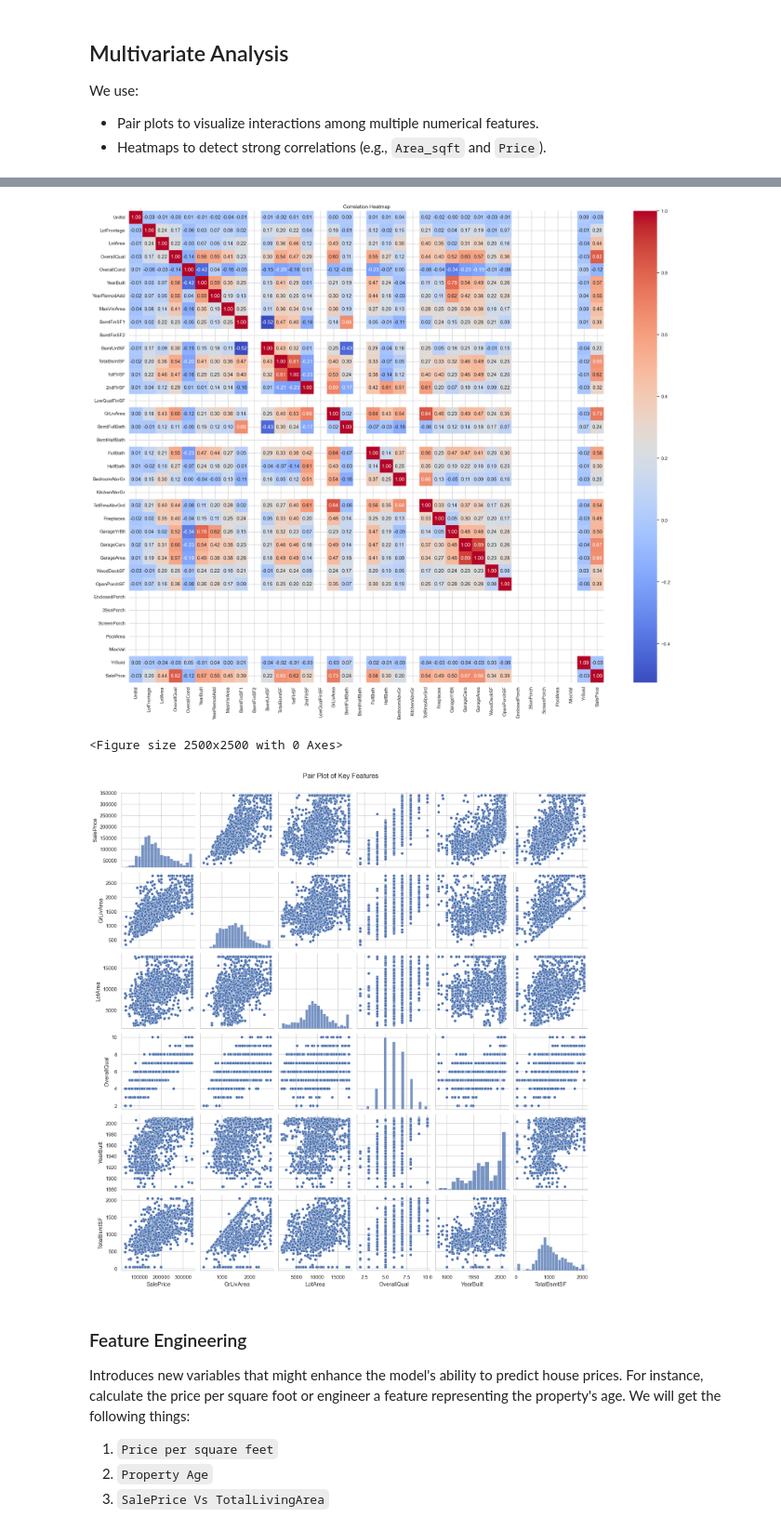
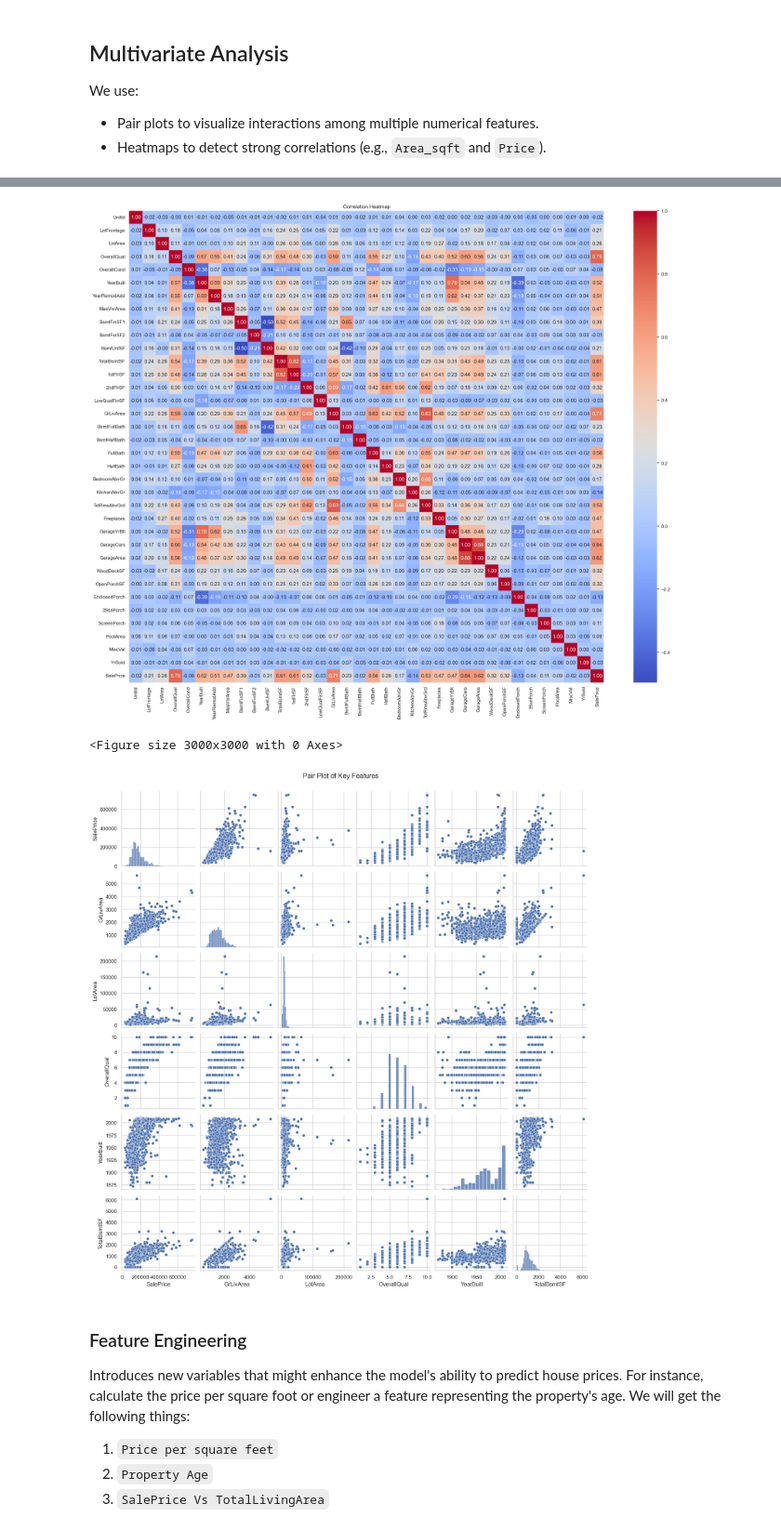
Before and after one commit to aishks14/housing-data-analysis-pro-3, a Jupyter notebook: notebooks/housing-data-eda.ipynb, the cells around one changed output, grey strips where cells are left out. Shown at 93% size. Saved outputs shown, nothing was run; the diff lists cells and outputs as text; code cells hidden in the pictures.

```diff
--- a/notebooks/housing-data-eda.ipynb
+++ b/notebooks/housing-data-eda.ipynb
@@ -1196,7 +963,7 @@ We will use the variable pairs to do the bivariate analysis. These pairs are as
 04. `SalePrice` - `TotalBsmtSF`
 05. `SalePrice` - `LotArea`
 # %%
-bi_var_dir = ASSETS_BI_IMG_PATH
+bi_var_dir = housing_feature_dict.ASSETS_BI_IMG_PATH
 os.makedirs(bi_var_dir, exist_ok=True)
 # === Load dataset ===
 df = pd.read_excel(output_file, sheet_name='Housing Data')
@@ -1215,17 +982,15 @@ wb = load_workbook(output_file)
 sheetnames = wb.sheetnames
 
 # Remove only 'Bivariate Analysis' if it exists
-if 'Bivariate Analysis' in sheetnames:
-    bivar_sheet = wb['Bivariate Analysis']
+if housing_feature_dict.BIVARIATE_ANALYSIS in sheetnames:
+    bivar_sheet = wb[housing_feature_dict.BIVARIATE_ANALYSIS]
     wb.remove(bivar_sheet)
 
 # Create new sheet
-ws = wb.create_sheet('Bivariate Analysis')
+ws = wb.create_sheet(housing_feature_dict.BIVARIATE_ANALYSIS)
 
 # === Step 2: Insert Markdown Header ===
-ws['B2'] = ('Bivariate Analysis: Examines the relationship between two variables to identify patterns, '
-            'trends, and potential dependencies. Common techniques include scatterplots, boxplots, '
-            'and grouped bar charts.')
+ws['B2'] = (housing_feature_dict.BIVARIATE_ANALYSIS)
 ws.merge_cells('B2:H2')
 ws['B2'].font = Font(bold=True, color='FFFFFF')
 ws['B2'].fill = PatternFill(start_color='4BACC6', end_color='4BACC6', fill_type='solid')
@@ -1277,10 +1042,9 @@ We use:
 # Correlation heatmap
 # Select only numeric columns
 # === Load dataset ===
-multi_var_dir = ASSETS_MUL_IMG_PATH
+multi_var_dir = housing_feature_dict.ASSETS_MUL_IMG_PATH
 os.makedirs(multi_var_dir, exist_ok=True)
-df = pd.read_excel(output_file, sheet_name='Housing Data')
-numeric_df = df.select_dtypes(include='number')
+numeric_df = df_cleaned.select_dtypes(include='number')
 selected_features = ['SalePrice', 'GrLivArea', 'LotArea', 'OverallQual', 'YearBuilt', 'TotalBsmtSF']
 
 # === Step 1: Display correlation matrix in notebook ===
@@ -1291,49 +1055,68 @@ print(numeric_df.corr().round(2))
 plt.figure(figsize=(25, 20))
 sns.heatmap(numeric_df.corr(), annot=True, cmap='coolwarm', fmt=".2f")
 plt.title('Correlation Heatmap')
-heatmap_path = os.path.join(multi_var_dir, HEATMAP_IMG)
+heatmap_path = os.path.join(multi_var_dir, housing_feature_dict.HEATMAP_IMG)
 plt.savefig(heatmap_path, dpi=120)
 plt.show()
 
 # === Step 3: Plot and show pairplot ===
-# pairplot = sns.pairplot(df[selected_features], corner=True, plot_kws={'alpha': 0.6})
-plt.figure(figsize=(25, 25))
-pairplot = sns.pairplot(df[selected_features])
+plt.figure(figsize=(30, 30))
+pairplot = sns.pairplot(df_cleaned[selected_features])
 plt.suptitle('Pair Plot of Key Features', y=1.02)
 plt.show()
 
-scatterplot_path = os.path.join(multi_var_dir, PAIR_PLOT_IMG)
+scatterplot_path = os.path.join(multi_var_dir, housing_feature_dict.PAIR_PLOT_IMG)
 pairplot.savefig(scatterplot_path, dpi=120)
 plt.show()
 
 # === Step 4: Clean/Create 'Multivariate Analysis' sheet ===
 wb = load_workbook(output_file)
-if 'Multivariate Analysis' in wb.sheetnames:
-    wb.remove(wb['Multivariate Analysis'])
-ws = wb.create_sheet('Multivariate Analysis')
+if housing_feature_dict.SHEET_MULTIVARIATE in wb.sheetnames:
+    wb.remove(wb[housing_feature_dict.SHEET_MULTIVARIATE])
+ws = wb.create_sheet(housing_feature_dict.SHEET_MULTIVARIATE)
 
 # === Step 5: Write correlation matrix to Excel ===
 corr_matrix = numeric_df.corr().round(2)
-ws['B2'] = 'Multivariate Analysis Report'
+ws['B2'] = housing_feature_dict.MULTIVARIATE_ANALYSIS_HEADER
+ws.merge_cells('A1:I2')
 ws['B2'].font = Font(bold=True, color='FFFFFF')
 ws['B2'].fill = PatternFill(start_color='4BACC6', end_color='4BACC6', fill_type='solid')
 ws['B2'].alignment = Alignment(horizontal='center')
+
+# Define styles
+center_alignment = Alignment(horizontal='center', vertical='center')
+thin_border = Border(
+    left=Side(style='thin', color='000000'),
+    right=Side(style='thin', color='000000'),
+    top=Side(style='thin', color='000000'),
+    bottom=Side(style='thin', color='000000')
+)
+
+header_fill = PatternFill(start_color='4BACC6', end_color='4BACC6', fill_type='solid')
+first_col_fill = PatternFill(start_color='3A8E9E', end_color='3A8E9E', fill_type='solid')
 
 # Header row
 for col_idx, col_name in enumerate(corr_matrix.columns, start=2):
     cell = ws.cell(row=3, column=col_idx, value=col_name)
     cell.font = Font(bold=True, color='FFFFFF')
-    cell.fill = PatternFill(start_color='4BACC6', end_color='4BACC6', fill_type='solid')
-    cell.alignment = Alignment(horizontal='center')
+    cell.fill = header_fill
+    cell.alignment = center_alignment
+    cell.border = thin_border
 
 # Data rows
 for row_idx, row_name in enumerate(corr_matrix.index, start=4):
-    ws.cell(row=row_idx, column=1, value=row_name).alignment = Alignment(horizontal='center')
+    row_cell = ws.cell(row=row_idx, column=1, value=row_name)
+    row_cell.font = Font(color='FFFFFF')
+    row_cell.fill = first_col_fill
+    row_cell.alignment = center_alignment
+    row_cell.border = thin_border
     for col_idx, value in enumerate(corr_matrix.iloc[row_idx - 4], start=2):
-        ws.cell(row=row_idx, column=col_idx, value=value).alignment = Alignment(horizontal='center')
+        cell = ws.cell(row=row_idx, column=col_idx, value=value)
+        cell.alignment = center_alignment
+        cell.border = thin_border
 
-start_row = len(corr_matrix) + 3  # Start after the correlation table
-
+# === Step 6: Insert images ===
+start_row = len(corr_matrix) + 4  # Leave a row gap after the table
 for img_path in [heatmap_path, scatterplot_path]:
     img = XLImage(img_path)
     img.width *= 0.6
@@ -1362,8 +1145,8 @@ SalePrice            NaN          NaN       NaN      NaN   -0.03       1.00
 
 [36 rows x 36 columns]
-[figure, old version]
+[figure, new version]
-<Figure size 2500x2500 with 0 Axes>
+<Figure size 3000x3000 with 0 Axes>
-[figure, old version]
+[figure, new version]
 # %% [markdown]
 ### Feature Engineering
 Introduces new variables that might enhance the model's ability to predict house prices. For instance, calculate the price per square foot or engineer a feature representing the property's age.
```
Also changed, not shown: parts of 30 cells of this notebook, 3 other files.
